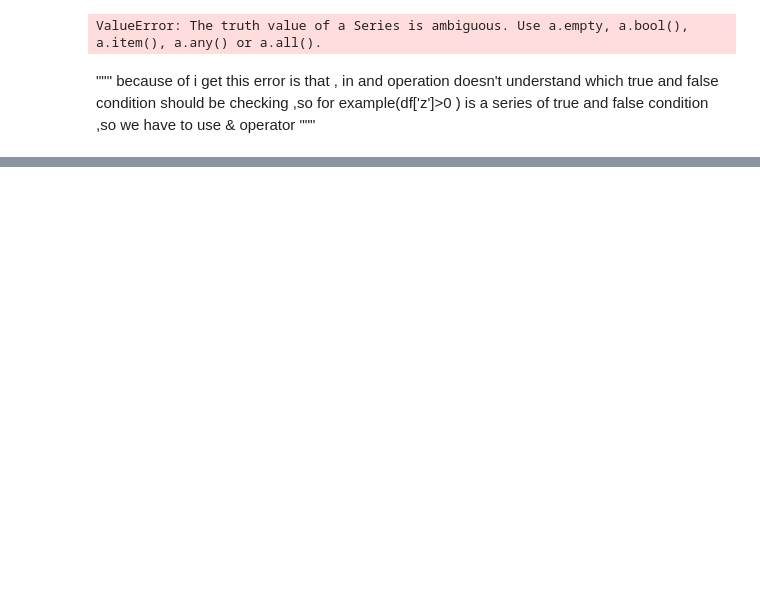
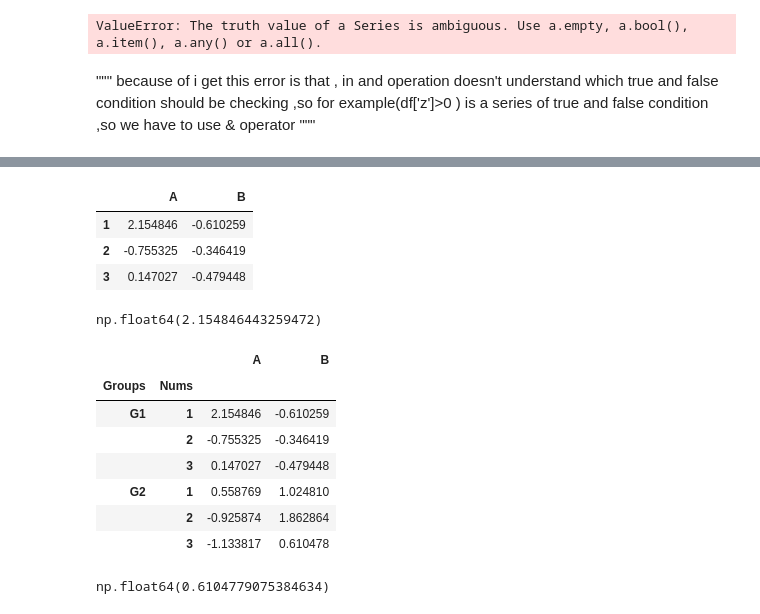
Before and after one commit to MUHAMMEDQULIYEV/Python_Learning, a Jupyter notebook: day8.ipynb, the cells around one changed output, grey strips where cells are left out. Saved outputs shown, nothing was run; the diff lists cells and outputs as text; code cells hidden in the pictures; blank space fills up the shorter version.

```diff
--- a/day8.ipynb
+++ b/day8.ipynb
@@ -141,0 +140,9 @@ df
+# %%
+# Index Levels
+outside = ['G1','G1','G1','G2','G2','G2']
+inside = [1,2,3,1,2,3]
+hier_index = list(zip(outside,inside))
+hier_index=pd.MultiIndex.from_tuples(hier_index)
+# %%
+fd=pd.DataFrame(np.random.randn(6,2),index=hier_index,columns=['A','B'])
+fd.index = fd.index.set_levels(fd.index.levels[1].astype(int), level=1)
@@ -141,0 +159,28 @@ df
+# %%
+fd.loc['G1']
+# %% [output]
+|  | A | B |
+| 1 | 2.154846 | -0.610259 |
+| 2 | -0.755325 | -0.346419 |
+| 3 | 0.147027 | -0.479448 |
+# %%
+fd.loc['G1'].loc[1,'A']
+# %% [output]
+np.float64(2.154846443259472)
+# %%
+fd.index.names=['Groups','Nums']
+# %%
+fd
+# %% [output]
+|  |  | A | B |
+| Groups | Nums |  |  |
+| G1 | 1 | 2.154846 | -0.610259 |
+|  | 2 | -0.755325 | -0.346419 |
+|  | 3 | 0.147027 | -0.479448 |
+| G2 | 1 | 0.558769 | 1.024810 |
+|  | 2 | -0.925874 | 1.862864 |
+|  | 3 | -1.133817 | 0.610478 |
+# %%
+fd.loc['G2'].loc[3].loc['B']
+# %% [output]
+np.float64(0.6104779075384634)
```
Also changed, not shown: parts of 28 cells of this notebook.
